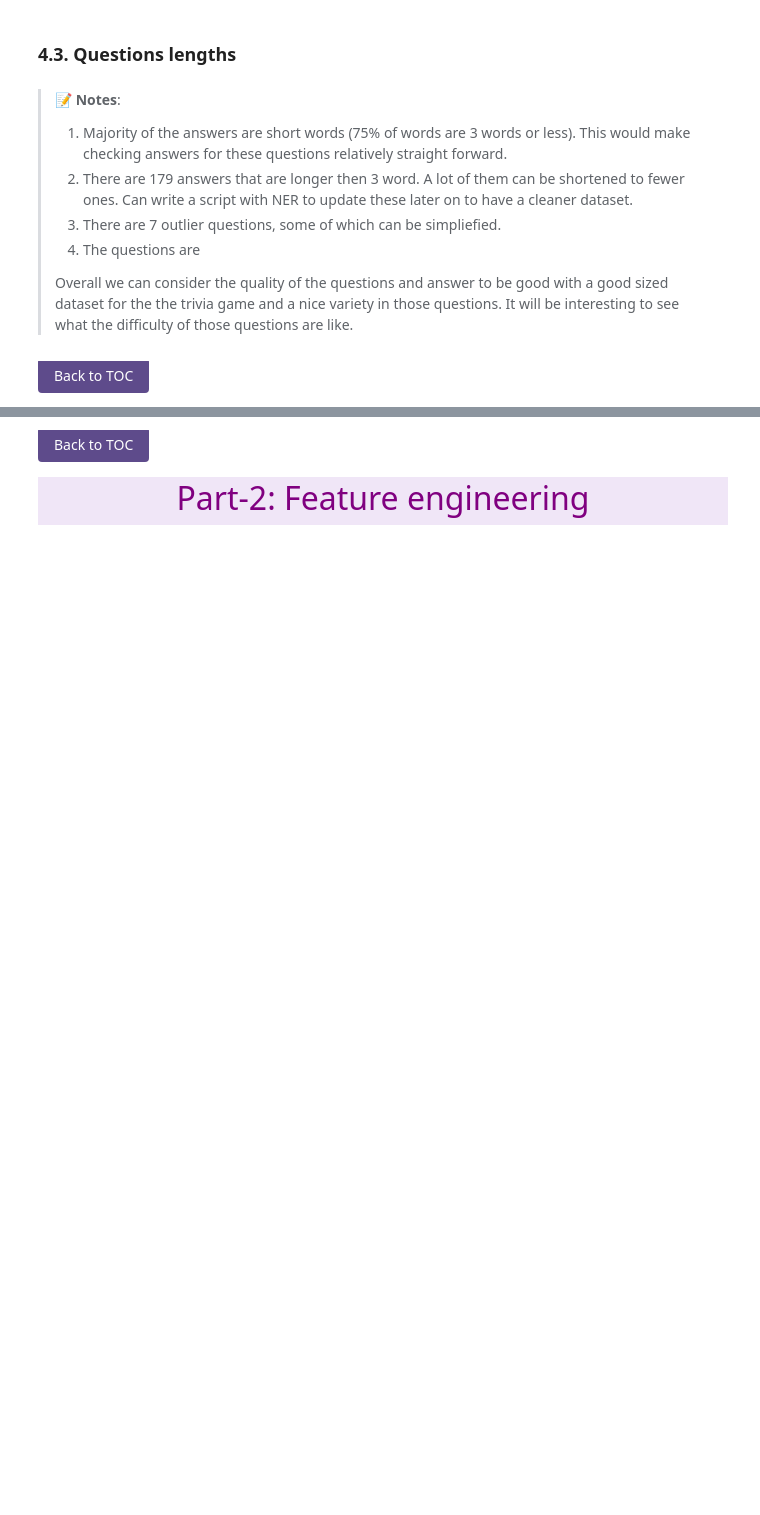
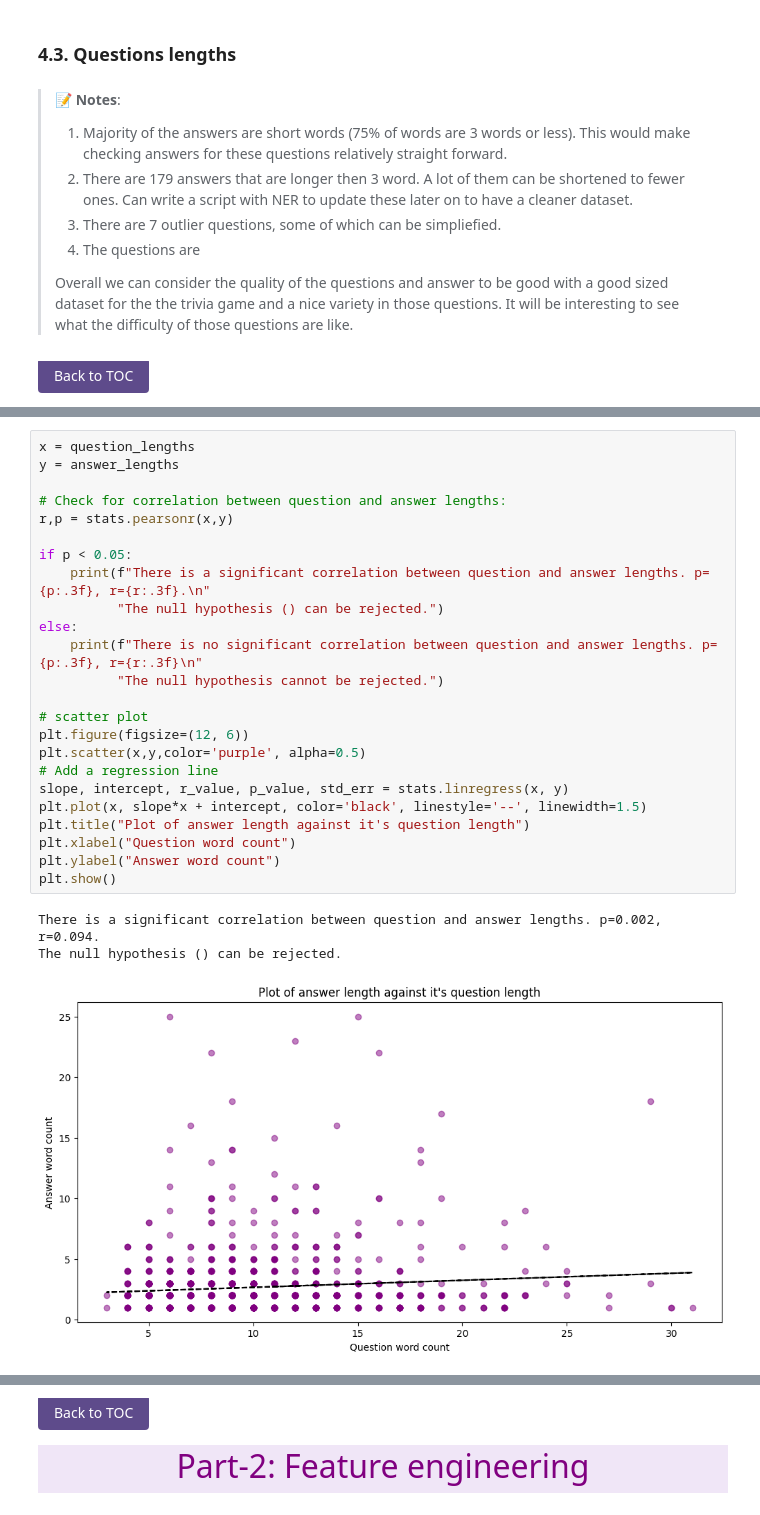
Before and after one commit to RSipra/semantic_verification_engine, a Jupyter notebook: src/data_scripts/02-clean_plus_EDA_of_dataset.ipynb, the cells around one changed output, grey strips where cells are left out. Cells and saved outputs as stored; diff of their text form; blank space fills up the shorter version.

```diff
--- a/src/data_scripts/02-clean_plus_EDA_of_dataset.ipynb
+++ b/src/data_scripts/02-clean_plus_EDA_of_dataset.ipynb
@@ -575,0 +587,28 @@ Name: answer, dtype: string
+# %%
+x = question_lengths
+y = answer_lengths
+
+# Check for correlation between question and answer lengths:
+r,p = stats.pearsonr(x,y)
+
+if p < 0.05:
+    print(f"There is a significant correlation between question and answer lengths. p={p:.3f}, r={r:.3f}.\n"
+          "The null hypothesis () can be rejected.")
+else:
+    print(f"There is no significant correlation between question and answer lengths. p={p:.3f}, r={r:.3f}\n"
+          "The null hypothesis cannot be rejected.")
+
+# scatter plot
+plt.figure(figsize=(12, 6))
+plt.scatter(x,y,color='purple', alpha=0.5)
+# Add a regression line
+slope, intercept, r_value, p_value, std_err = stats.linregress(x, y)
+plt.plot(x, slope*x + intercept, color='black', linestyle='--', linewidth=1.5)
+plt.title("Plot of answer length against it's question length")
+plt.xlabel("Question word count")
+plt.ylabel("Answer word count")
+plt.show()
+# %% [output]
+There is a significant correlation between question and answer lengths. p=0.002, r=0.094.
+The null hypothesis () can be rejected.
+[figure, added]
```
Also changed, not shown: parts of 55 cells of this notebook, 6 other files.
